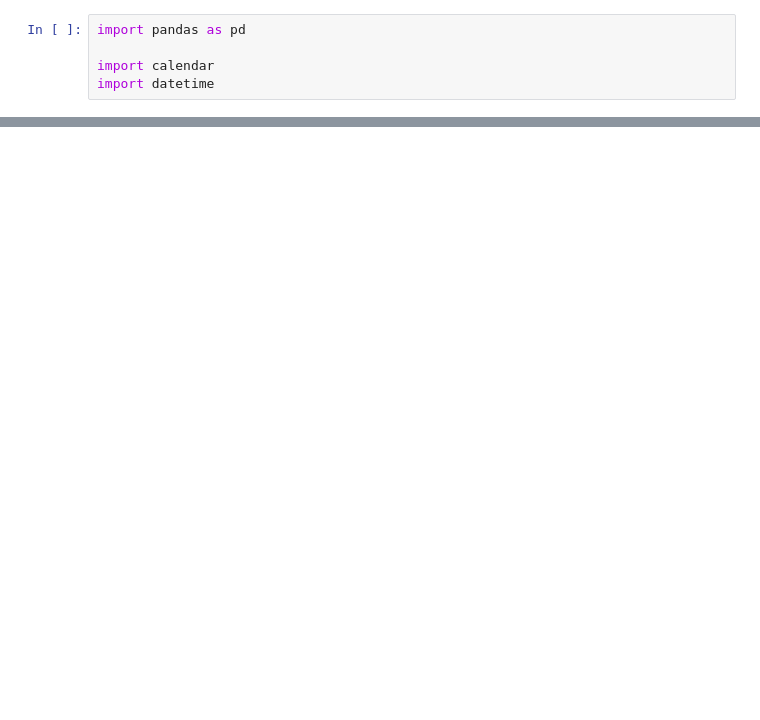
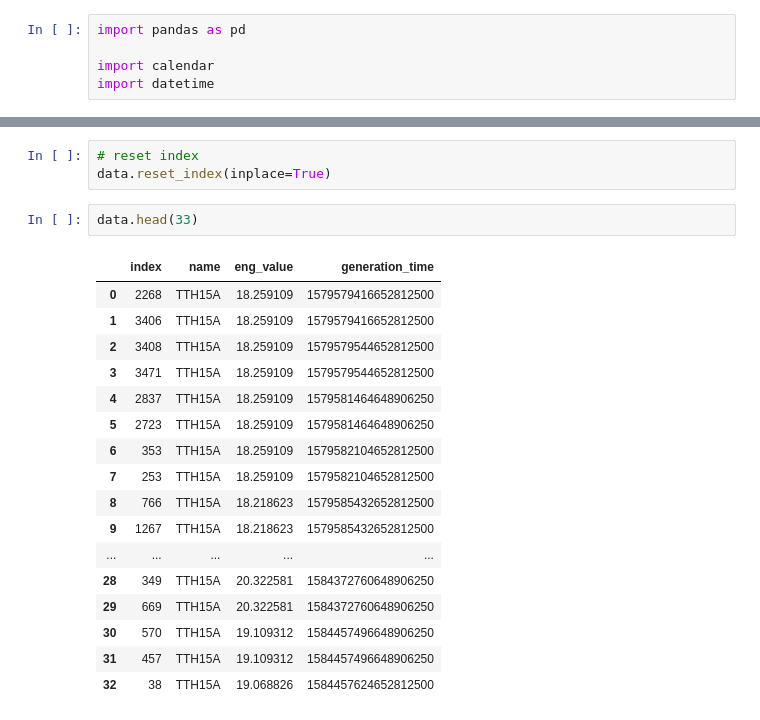
Before and after one commit to parinyad123/Telemetry_Project, a Jupyter notebook: Anormaly_Detection/Telemetry_mixers/Untitled.ipynb, the cells around one changed output, grey strips where cells are left out. Cells and saved outputs as stored; diff of their text form; blank space fills up the shorter version.

```diff
--- a/Anormaly_Detection/Telemetry_mixers/Untitled.ipynb
+++ b/Anormaly_Detection/Telemetry_mixers/Untitled.ipynb
@@ -51,2 +78,25 @@ print(int(data['generation_time'][1]))
+# %%
+# reset index
+data.reset_index(inplace=True)
+# %%
+data.head(33)
+# %% [output]
+|  | index | name | eng_value | generation_time |
+| 0 | 2268 | TTH15A | 18.259109 | 1579579416652812500 |
+| 1 | 3406 | TTH15A | 18.259109 | 1579579416652812500 |
+| 2 | 3408 | TTH15A | 18.259109 | 1579579544652812500 |
+| 3 | 3471 | TTH15A | 18.259109 | 1579579544652812500 |
+| 4 | 2837 | TTH15A | 18.259109 | 1579581464648906250 |
+| 5 | 2723 | TTH15A | 18.259109 | 1579581464648906250 |
+| 6 | 353 | TTH15A | 18.259109 | 1579582104652812500 |
+| 7 | 253 | TTH15A | 18.259109 | 1579582104652812500 |
+| 8 | 766 | TTH15A | 18.218623 | 1579585432652812500 |
+| 9 | 1267 | TTH15A | 18.218623 | 1579585432652812500 |
+| ... | ... | ... | ... | ... |
+| 28 | 349 | TTH15A | 20.322581 | 1584372760648906250 |
+| 29 | 669 | TTH15A | 20.322581 | 1584372760648906250 |
+| 30 | 570 | TTH15A | 19.109312 | 1584457496648906250 |
+| 31 | 457 | TTH15A | 19.109312 | 1584457496648906250 |
+| 32 | 38 | TTH15A | 19.068826 | 1584457624652812500 |
 # %%
 # convert julian date to UTC
```
Also changed, not shown: parts of 33 cells of this notebook, 5 other files.
